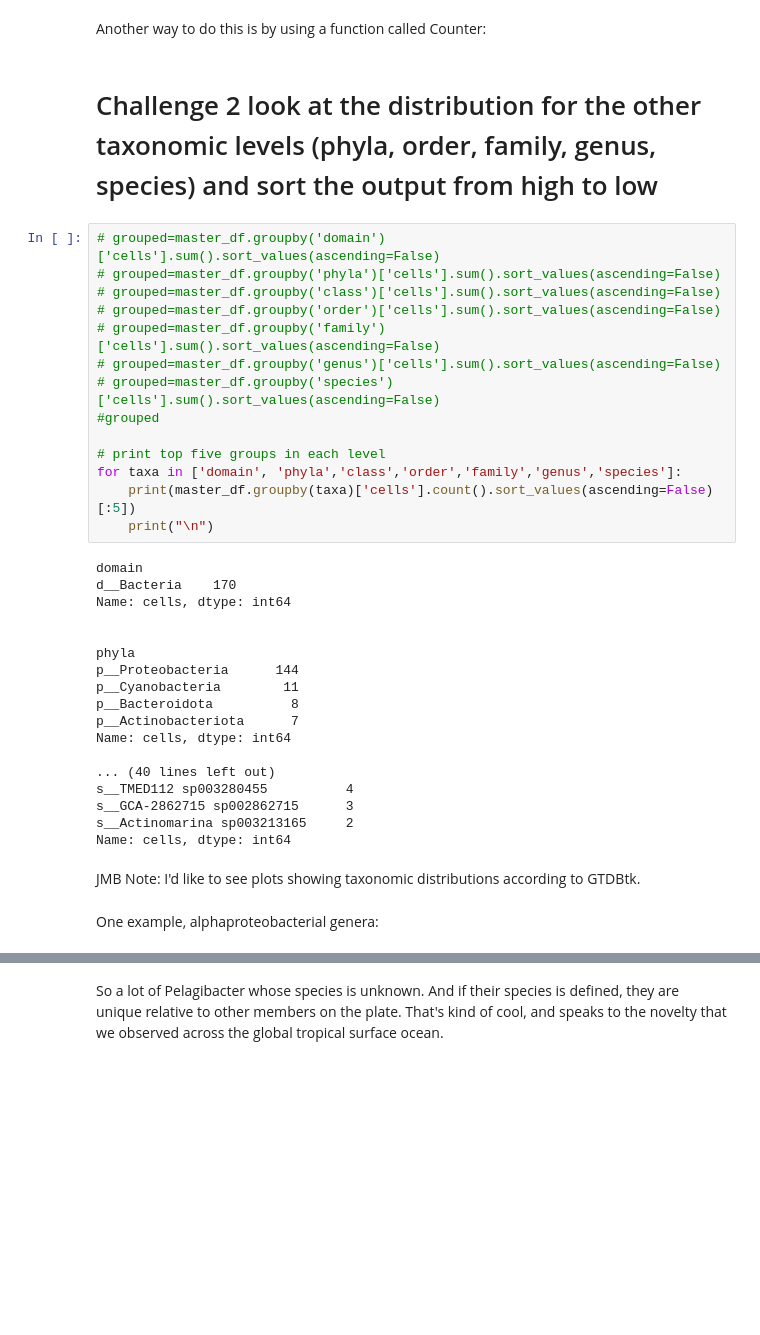
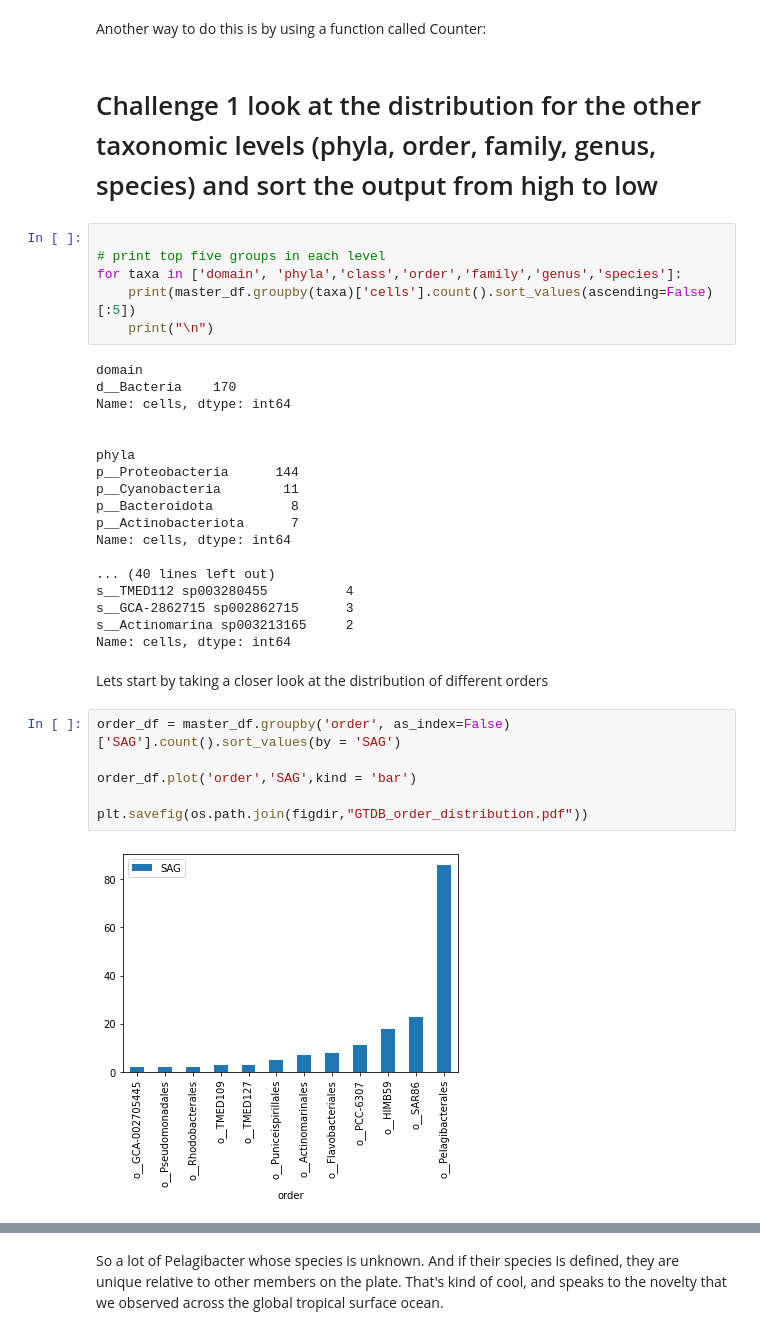
Before and after one commit to Bigelow-SCG-Course/day2AM_taxonomic_classification, a Jupyter notebook: day2_AM_taxonomic_classification.ipynb, the cells around one changed output, grey strips where cells are left out. Drawn from its saved outputs; the diff is of its cells as text; blank space fills up the shorter version.

```diff
--- a/day2_AM_taxonomic_classification.ipynb
+++ b/day2_AM_taxonomic_classification.ipynb
@@ -316,16 +373,8 @@ Name: cells, dtype: int64
 # %% [markdown]
 Another way to do this is by using a function called Counter:
 # %% [markdown]
-# Challenge 2 look at the distribution for the other taxonomic levels (phyla, order, family, genus, species) and sort the output from high to low
+# Challenge 1 look at the distribution for the other taxonomic levels (phyla, order, family, genus, species) and sort the output from high to low
 # %%
-# grouped=master_df.groupby('domain')['cells'].sum().sort_values(ascending=False)
-# grouped=master_df.groupby('phyla')['cells'].sum().sort_values(ascending=False)
-# grouped=master_df.groupby('class')['cells'].sum().sort_values(ascending=False)
-# grouped=master_df.groupby('order')['cells'].sum().sort_values(ascending=False)
-# grouped=master_df.groupby('family')['cells'].sum().sort_values(ascending=False)
-# grouped=master_df.groupby('genus')['cells'].sum().sort_values(ascending=False)
-# grouped=master_df.groupby('species')['cells'].sum().sort_values(ascending=False)
-#grouped
 
 # print top five groups in each level
 for taxa in ['domain', 'phyla','class','order','family','genus','species']:
@@ -349,7 +398,13 @@ s__TMED112 sp003280455          4
 s__GCA-2862715 sp002862715      3
 s__Actinomarina sp003213165     2
 Name: cells, dtype: int64
-# %% [markdown]
-JMB Note: I'd like to see plots showing taxonomic distributions according to GTDBtk.
-# %% [markdown]
-One example, alphaproteobacterial genera:
+# %% [markdown]
+Lets start by taking a closer look at the distribution of different orders
+# %%
+order_df = master_df.groupby('order', as_index=False)['SAG'].count().sort_values(by = 'SAG')
+
+order_df.plot('order','SAG',kind = 'bar')
+
+plt.savefig(os.path.join(figdir,"GTDB_order_distribution.pdf"))
+# %% [output]
+[figure, added]
```
Also changed, not shown: parts of 49 cells of this notebook, 2 other files.
